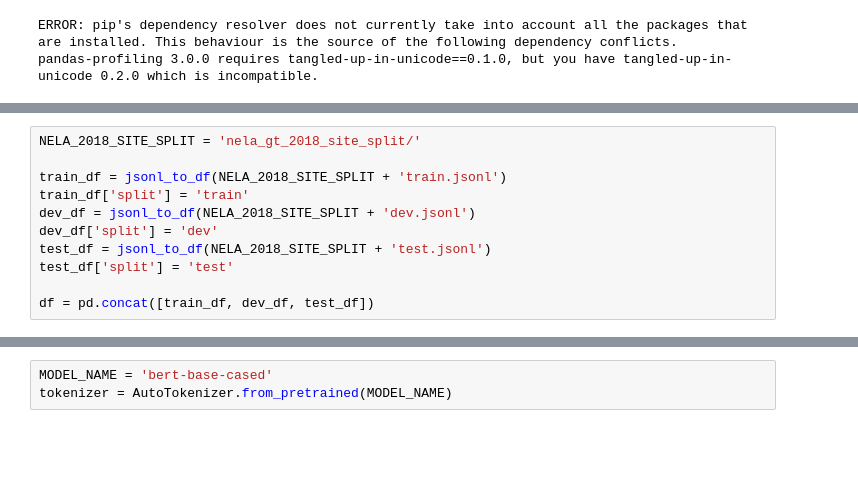
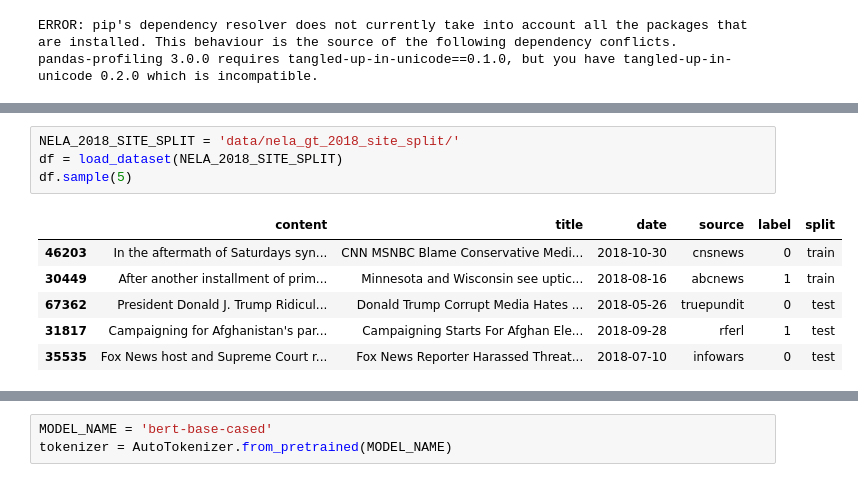
Before and after one commit to khizon/CS284_final_project, a Jupyter notebook: data_exploration.ipynb, the cells around one changed output, grey strips where cells are left out. Saved outputs shown, nothing was run; the diff lists cells and outputs as text; blank space fills up the shorter version.

```diff
--- a/bert_title_benchmark.ipynb
+++ b/data_exploration.ipynb
@@ -49,14 +69,14 @@ def jsonl_to_df(file_path):
-# %%
-NELA_2018_SITE_SPLIT = 'nela_gt_2018_site_split/'
-
-train_df = jsonl_to_df(NELA_2018_SITE_SPLIT + 'train.jsonl')
-train_df['split'] = 'train'
-dev_df = jsonl_to_df(NELA_2018_SITE_SPLIT + 'dev.jsonl')
-dev_df['split'] = 'dev'
-test_df = jsonl_to_df(NELA_2018_SITE_SPLIT + 'test.jsonl')
-test_df['split'] = 'test'
-
-df = pd.concat([train_df, dev_df, test_df])
+# %%
+NELA_2018_SITE_SPLIT = 'data/nela_gt_2018_site_split/'
+df = load_dataset(NELA_2018_SITE_SPLIT)
+df.sample(5)
+# %% [output]
+|  | content | title | date | source | label | split |
+| 46203 | In the aftermath of Saturdays syn... | CNN MSNBC Blame Conservative Medi... | 2018-10-30 | cnsnews | 0 | train |
+| 30449 | After another installment of prim... | Minnesota and Wisconsin see uptic... | 2018-08-16 | abcnews | 1 | train |
+| 67362 | President Donald J. Trump Ridicul... | Donald Trump Corrupt Media Hates ... | 2018-05-26 | truepundit | 0 | test |
+| 31817 | Campaigning for Afghanistan's par... | Campaigning Starts For Afghan Ele... | 2018-09-28 | rferl | 1 | test |
+| 35535 | Fox News host and Supreme Court r... | Fox News Reporter Harassed Threat... | 2018-07-10 | infowars | 0 | test |
 # %%
 table = pd.pivot_table(df, values='title', index=['split'], columns=['label'], aggfunc='count', margins='all')
 table
```
Also changed, not shown: parts of 38 cells of this notebook, 4 other files.
